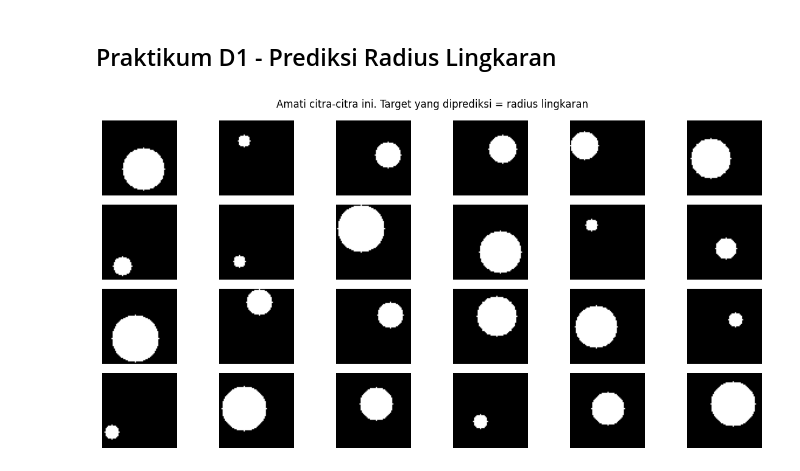
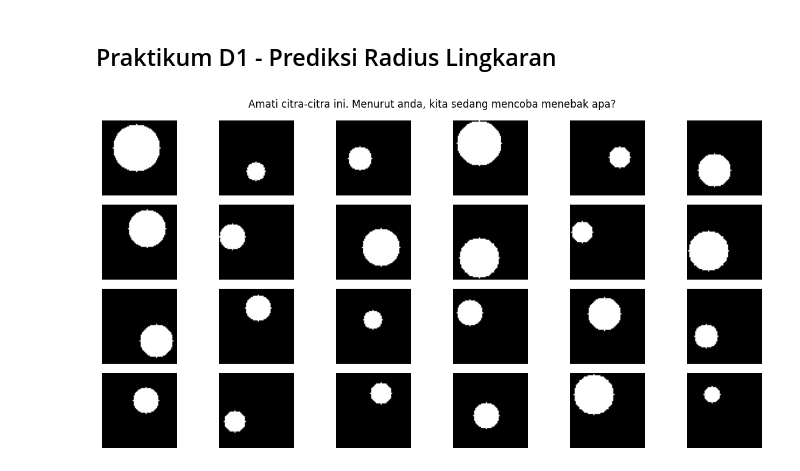
Before and after one commit to azkbrqlna/2025-ComputerVision, a Jupyter notebook: Jobsheet3_RegresiGambar.ipynb, the cells around one changed output. Drawn from its saved outputs; the diff is of its cells as text; code cells hidden in the pictures.

```diff
--- a/Jobsheet3_RegresiGambar.ipynb
+++ b/Jobsheet3_RegresiGambar.ipynb
@@ -3,96 +3,43 @@
 # %% [markdown]
 ## Praktikum D1 - Prediksi Radius Lingkaran
 # %%
-# D1: Prediksi Radius Lingkaran (notebook-ready)
 import numpy as np
 import matplotlib.pyplot as plt
 import cv2
 from sklearn.model_selection import train_test_split
 from sklearn.metrics import mean_absolute_error, r2_score
 import tensorflow as tf
 from tensorflow.keras import layers, models
-import random
-import math
 
-# ---------- Generator sample ----------
-def make_sample(img_size=64, min_r=5, max_r=20):
-    r = np.random.randint(min_r, max_r + 1)  # radius
-    img = np.zeros((img_size, img_size), dtype=np.uint8)
-    cx = np.random.randint(r, img_size - r)
-    cy = np.random.randint(r, img_size - r)
-    cv2.circle(img, (cx, cy), int(r), (255,), -1)
-    img = (img / 255.0).astype(np.float32)
-    img3 = np.stack([img, img, img], axis=-1)  # 3-channel
-    return img3, float(r), (cx, cy)
 
-# ---------- Visualisasi beberapa sampel (Tebak target) ----------
+def make_sample(img_size=64, min_r = 5, max_r=20):
+  r = np.random.randint(min_r, max_r + 1) # radius acak
+  img = np.zeros((img_size, img_size), dtype=np.uint8)
+  cx = np.random.randint(r, img_size - r) # center-x
+  cy = np.random.randint(r, img_size - r) #center-y
+  cv2.circle(img, (cx, cy), int(r), (255,), -1)
+  img = (img / 255.0).astype(np.float32)
+  # 3 channel biar kompatibel CNN
+  img3 = np.stack([img, img, img], axis=-1)
+  return img3, float(r), (cx, cy)
+
+
+
 N_show = 24
 samples = [make_sample() for _ in range(N_show)]
 imgs = [s[0] for s in samples]
 rads = [s[1] for s in samples]
+centers = [s[2] for s in samples]
 
 cols = 6
 rows = N_show // cols
 plt.figure(figsize=(12,6))
 for i in range(N_show):
     plt.subplot(rows, cols, i+1)
     plt.imshow(imgs[i].squeeze(), cmap='gray')
     plt.axis('off')
-plt.suptitle("Amati citra-citra ini. Target yang diprediksi = radius lingkaran")
+plt.suptitle("Amati citra-citra ini. Menurut anda, kita sedang mencoba menebak apa?")
 plt.tight_layout()
 plt.show()
-
-# ---------- Buat dataset lebih besar ----------
-N = 3000
-data = [make_sample() for _ in range(N)]
-X = np.array([d[0] for d in data], dtype=np.float32)
-y = np.array([d[1] for d in data], dtype=np.float32)
-
-Xtr, Xte, ytr, yte = train_test_split(X, y, test_size=0.2, random_state=42)
-
-# ---------- Definisi model CNN sederhana ----------
-def build_model():
-    model = models.Sequential([
-        layers.Input(shape=(64,64,3)),
-        layers.Conv2D(32, 3, activation='relu'),
-        layers.MaxPooling2D(),
-        layers.Conv2D(64, 3, activation='relu'),
-        layers.MaxPooling2D(),
-        layers.Conv2D(128, 3, activation='relu'),
-        layers.GlobalAveragePooling2D(),
-        layers.Dense(64, activation='relu'),
-        layers.Dense(1)  # regresi
-    ])
-    model.compile(optimizer='adam', loss='mse', metrics=['mae'])
-    return model
-
-model = build_model()
-model.summary()
-
-# ---------- Training ----------
-history = model.fit(Xtr, ytr, validation_data=(Xte, yte),
-                    epochs=12, batch_size=64, verbose=1)
-
-# ---------- Evaluasi ----------
-y_pred = model.predict(Xte).ravel()
-mae = mean_absolute_error(yte, y_pred)
-rmse = math.sqrt(np.mean((yte - y_pred)**2))
-r2 = r2_score(yte, y_pred)
-print(f"D1 Results — MAE={mae:.3f} | RMSE={rmse:.3f} | R²={r2:.3f}")
-
-# ---------- Plot history ----------
-plt.figure(figsize=(10,4))
-plt.subplot(1,2,1)
-plt.plot(history.history['loss'], label='train')
-plt.plot(history.history['val_loss'], label='val')
-plt.xlabel('Epoch'); plt.ylabel('MSE'); plt.legend(); plt.title('Loss (MSE)')
-
-plt.subplot(1,2,2)
-plt.scatter(yte, y_pred, s=8, alpha=0.6)
-lims = [min(yte.min(), y_pred.min()), max(yte.max(), y_pred.max())]
-plt.plot(lims, lims, '--', color='red')
-plt.xlabel("True Radius"); plt.ylabel("Predicted Radius"); plt.title("True vs Pred")
-plt.tight_layout()
-plt.show()
 # %% [output]
-[figure, old version]
+[figure, new version]
```
Also changed, not shown: parts of 4 cells of this notebook.
